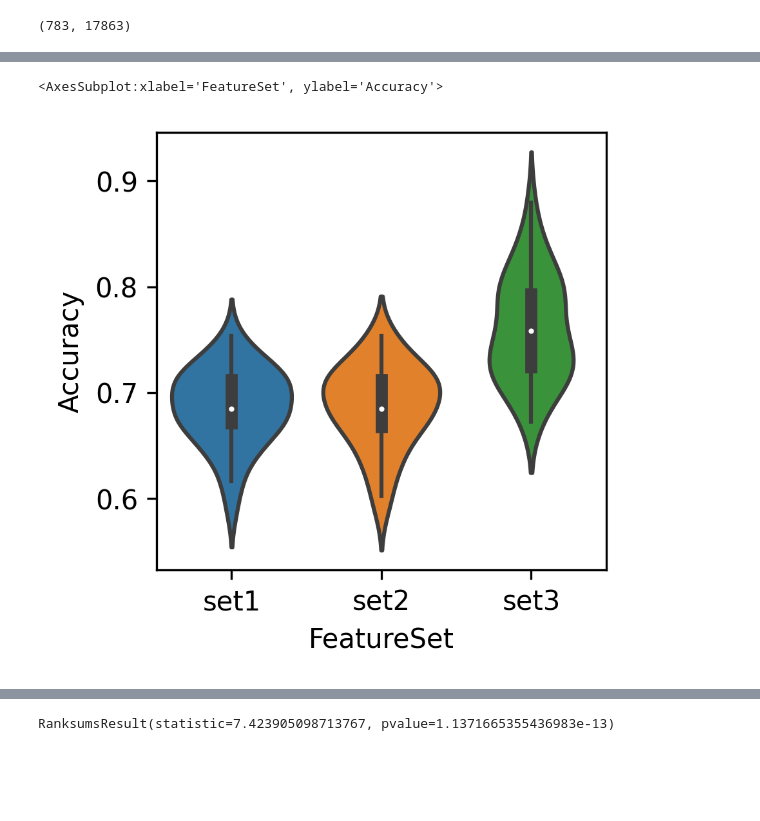
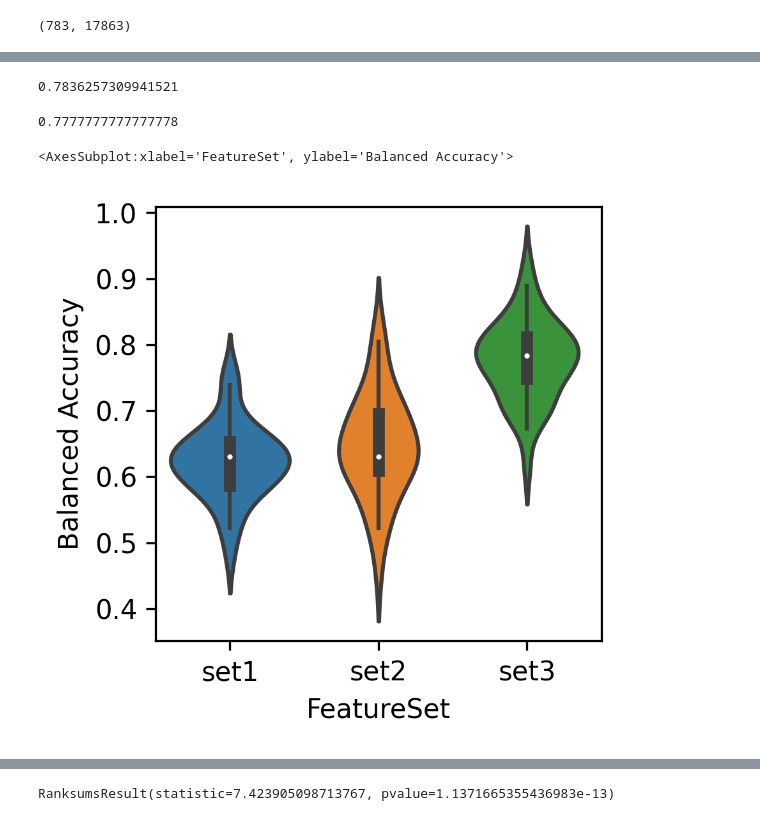
Before and after one commit to gloriachin/KG_Prediction_AML, a Jupyter notebook: Step4_Prediction_model_using_beatAML_mutation_vaf_expression.ipynb, the cells around one changed output, grey strips where cells are left out. Cells and saved outputs as stored; diff of their text form; code cells hidden in the pictures; blank space fills up the shorter version.

```diff
--- a/Step4_Prediction_model_using_beatAML_mutation_vaf_expression.ipynb
+++ b/Step4_Prediction_model_using_beatAML_mutation_vaf_expression.ipynb
@@ -117,14 +211,12 @@ data_all
 # %%
 # compare prediction models using different threshold
-Threshod = 0.5
-Drug = "Venetoclax"
 
 result_with_threshod = {}
-for Threshod in [0.2, 0.5, 1]:
-    data_cur = pd.concat([data_all.iloc[0:,0:22], data_all[Drug]], axis = 1) # Step 1
-    data_cur = data_cur.dropna()
+#for Threshod in [0.2, 0.5, 1]:
+for Threshod in threshold_list:
+
     new_label = []
-    for i in data_cur.iloc[:,-1].values:
+    for i in data_cur[Drug].values:
         if i <= Threshod:
             new_label.append(1)
         else:
@@ -133,9 +225,11 @@ for Threshod in [0.2, 0.5, 1]:
 
     result_all = {}
     for random_ in range(0,200,5):
-        sensitive_data = data_cur.loc[data_cur[Drug+"_bi"] == 1]
-        resistant_data = data_cur.loc[data_cur[Drug+"_bi"] == 0]
+        sensitive_data = data_cur.loc[data_cur[Drug] <= Threshod]
 
+        print("sensitive data: " + str(sensitive_data.shape[0]))
+        resistant_data = data_cur.loc[data_cur[Drug] > Threshod]
+        print("resistant data: " + str(resistant_data.shape[0]))
         train_data_sen, test_data_sen, train_labels_sen, test_labels_sen = train_test_split(sensitive_data.iloc[:,:-2],
                                                                             sensitive_data.iloc[:,-1],
                                                                             test_size = 0.2, random_state = random_)
@@ -197,7 +388,7 @@ F1_list = []
 
 for Threshod in  result_with_threshod:
     for random_state in result_with_threshod[Threshod]:
-        ACC_list.append(result_with_threshod[Threshod][random_state]['Accuracy'])
+        ACC_list.append(result_with_threshod[Threshod][random_state]['balanced_acc'])
         F1_list.append(result_with_threshod[Threshod][random_state]['F1_score'])
         Threshold_list.append(Threshod)
 # %%
@@ -218,6 +435,6 @@ sns.violinplot(data=pd.DataFrame({"Threshod(μM)":Threshold_list, "F1_score":F1_
 # %%
 # compare prediction models using different feature sets
-Threshod = 1
+Threshod = threshold_list[1]
 Drug = "Venetoclax"
 
 dic_dataset = {"set1":pd.concat([data_all.iloc[0:,0:22], data_all[Drug]], axis = 1), # Step 1,
@@ -231,7 +448,7 @@ for dataset in dic_dataset:
     data_cur = dic_dataset[dataset]
     data_cur = data_cur.dropna()
     new_label = []
-    for i in data_cur.iloc[:,-1].values:
+    for i in data_cur[Drug].values:
         if i <= Threshod:
             new_label.append(1)
         else:
@@ -334,7 +570,7 @@ F1_list = []
 
 for Threshod in  result_with_threshod:
     for random_state in result_with_threshod[Threshod]:
-        ACC_list.append(result_with_threshod[Threshod][random_state]['Accuracy'])
+        ACC_list.append(result_with_threshod[Threshod][random_state]['balanced_acc'])
         F1_list.append(result_with_threshod[Threshod][random_state]['F1_score'])
         Threshold_list.append(Threshod)
 # %%
@@ -347,10 +583,20 @@ sns.violinplot(data=pd.DataFrame({"FeatureSet":Threshold_list, "F1_score":F1_lis
+# %%
+r_data=pd.DataFrame({"FeatureSet":Threshold_list, "Balanced Accuracy":ACC_list})
+np.median(r_data.loc[r_data['FeatureSet'] == 'set3']['Balanced Accuracy'].values)
+# %% [output]
+0.7836257309941521
+# %%
+r_data=pd.DataFrame({"FeatureSet":Threshold_list, "F1_score":F1_list})
+np.median(r_data.loc[r_data['FeatureSet'] == 'set3']['F1_score'].values)
+# %% [output]
+0.7777777777777778
 # %%
 import seaborn as sns
 plt.figure(figsize = (3,3),dpi = 300)
-sns.violinplot(data=pd.DataFrame({"FeatureSet":Threshold_list, "Accuracy":ACC_list}), x="FeatureSet", y="Accuracy")
+sns.violinplot(data=pd.DataFrame({"FeatureSet":Threshold_list, "Balanced Accuracy":ACC_list}), x="FeatureSet", y="Balanced Accuracy")
 # %% [output]
-<AxesSubplot:xlabel='FeatureSet', ylabel='Accuracy'>
+<AxesSubplot:xlabel='FeatureSet', ylabel='Balanced Accuracy'>
-[figure, old version]
+[figure, new version]
 # %%
 result_with_threshod
 # %% [output]
```
Also changed, not shown: parts of 21 cells of this notebook, 5 other files.
